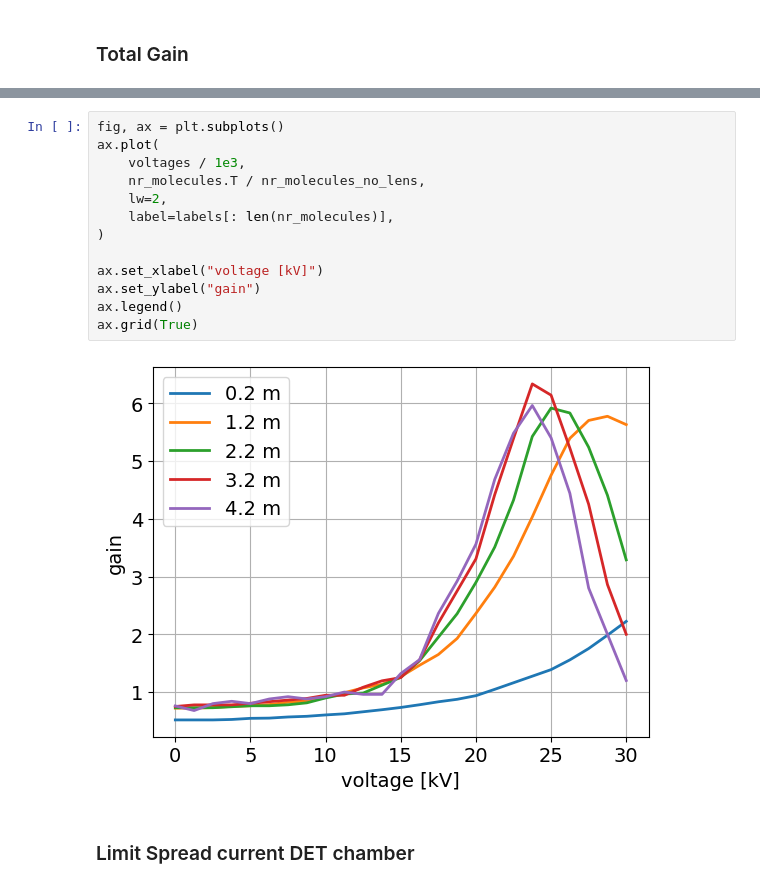
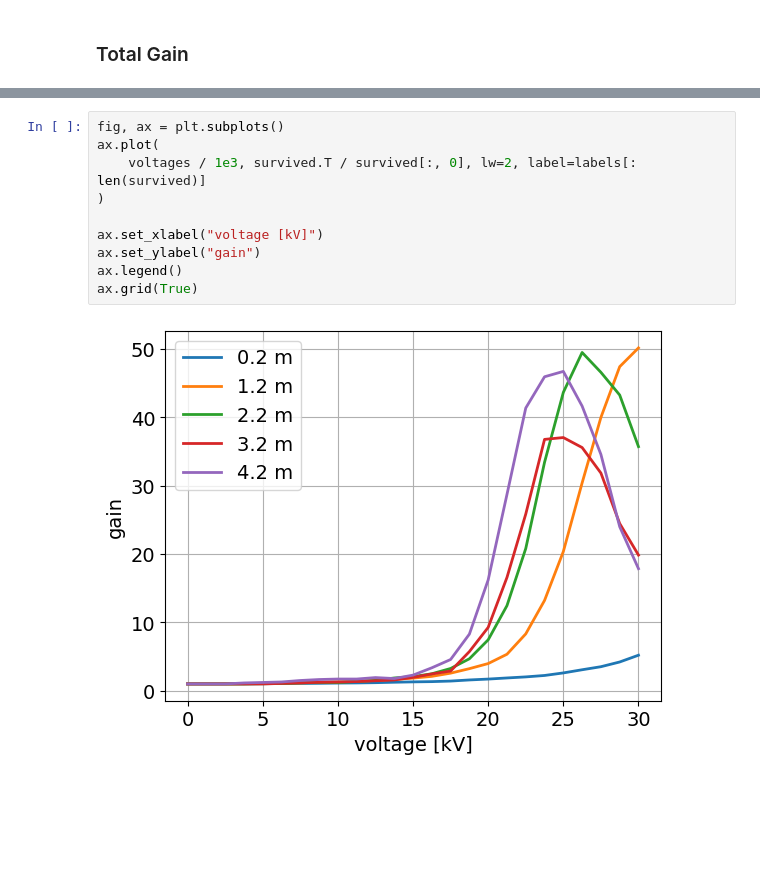
Before and after one commit to zhouperry/CeNTREX-trajectories, a Jupyter notebook: examples/CeNTREX beamline lens testing.ipynb, the cells around one changed output, grey strips where cells are left out. Cells and saved outputs as stored; diff of their text form; blank space fills up the shorter version.

```diff
--- a/examples/CeNTREX beamline lens testing.ipynb
+++ b/examples/CeNTREX beamline lens testing.ipynb
@@ -872,17 +577,12 @@ ax.grid(True)
 # %%
 fig, ax = plt.subplots()
 ax.plot(
-    voltages / 1e3,
-    nr_molecules.T / nr_molecules_no_lens,
-    lw=2,
-    label=labels[: len(nr_molecules)],
+    voltages / 1e3, survived.T / survived[:, 0], lw=2, label=labels[: len(survived)]
 )
 
 ax.set_xlabel("voltage [kV]")
 ax.set_ylabel("gain")
 ax.legend()
 ax.grid(True)
 # %% [output]
-[figure, old version]
+[figure, new version]
-# %% [markdown]
-### Limit Spread current DET chamber
```
Also changed, not shown: parts of 22 cells of this notebook, 5 other files.
